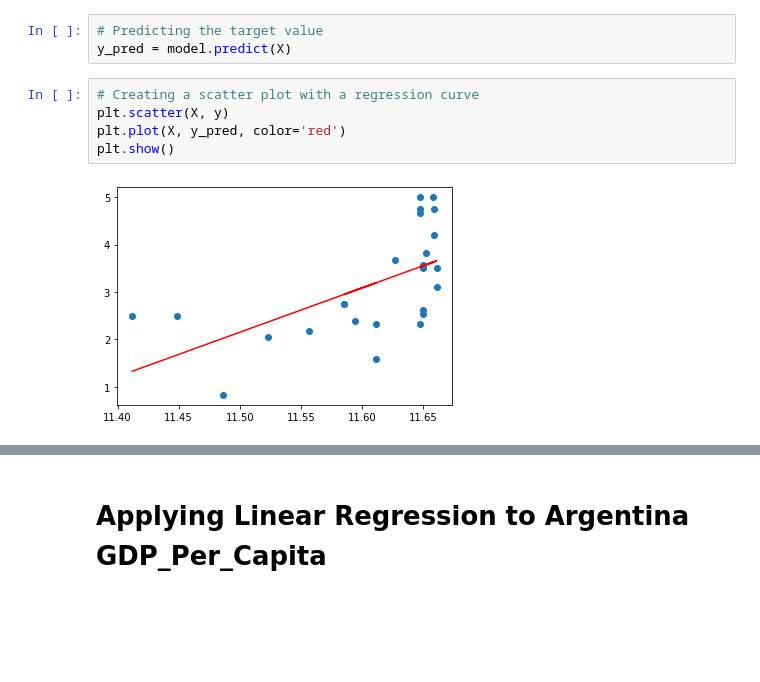
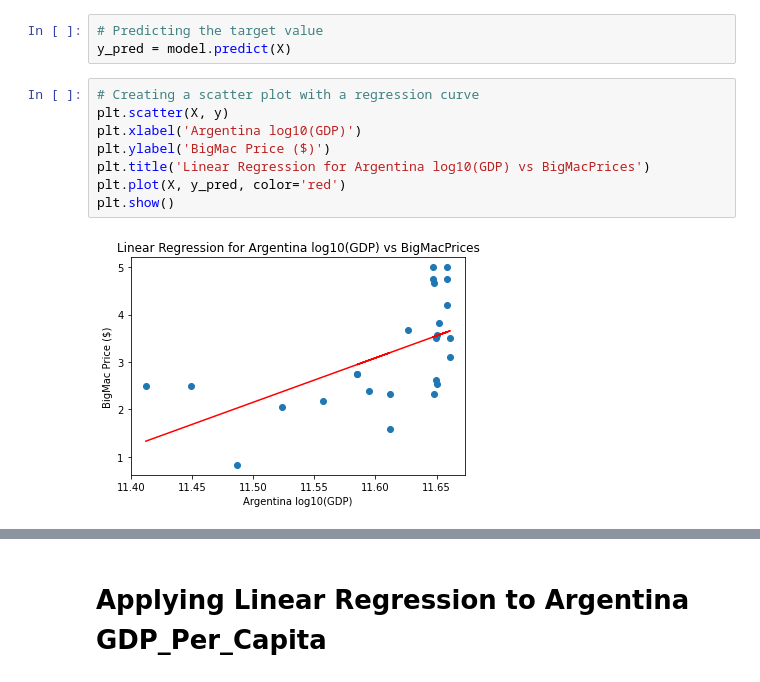
Before and after one commit to bolwerk-b/Final-Project, a Jupyter notebook: machine learning/Machine_Learning_models-final.ipynb, the cells around one changed output, grey strips where cells are left out. Drawn from its saved outputs; the diff is of its cells as text; blank space fills up the shorter version.

```diff
--- a/machine learning/Machine_Learning_models-final.ipynb
+++ b/machine learning/Machine_Learning_models-final.ipynb
@@ -98,10 +199,13 @@ y_pred = model.predict(X)
 # %%
 # Creating a scatter plot with a regression curve
 plt.scatter(X, y)
+plt.xlabel('Argentina log10(GDP)')
+plt.ylabel('BigMac Price ($)')
+plt.title('Linear Regression for Argentina log10(GDP) vs BigMacPrices')
 plt.plot(X, y_pred, color='red')
 plt.show()
 # %% [output]
-[figure, old version]
+[figure, new version]
 # %%
 # R-square for the model
 print(model.score(X,y))
```
Also changed, not shown: parts of 96 cells of this notebook.
